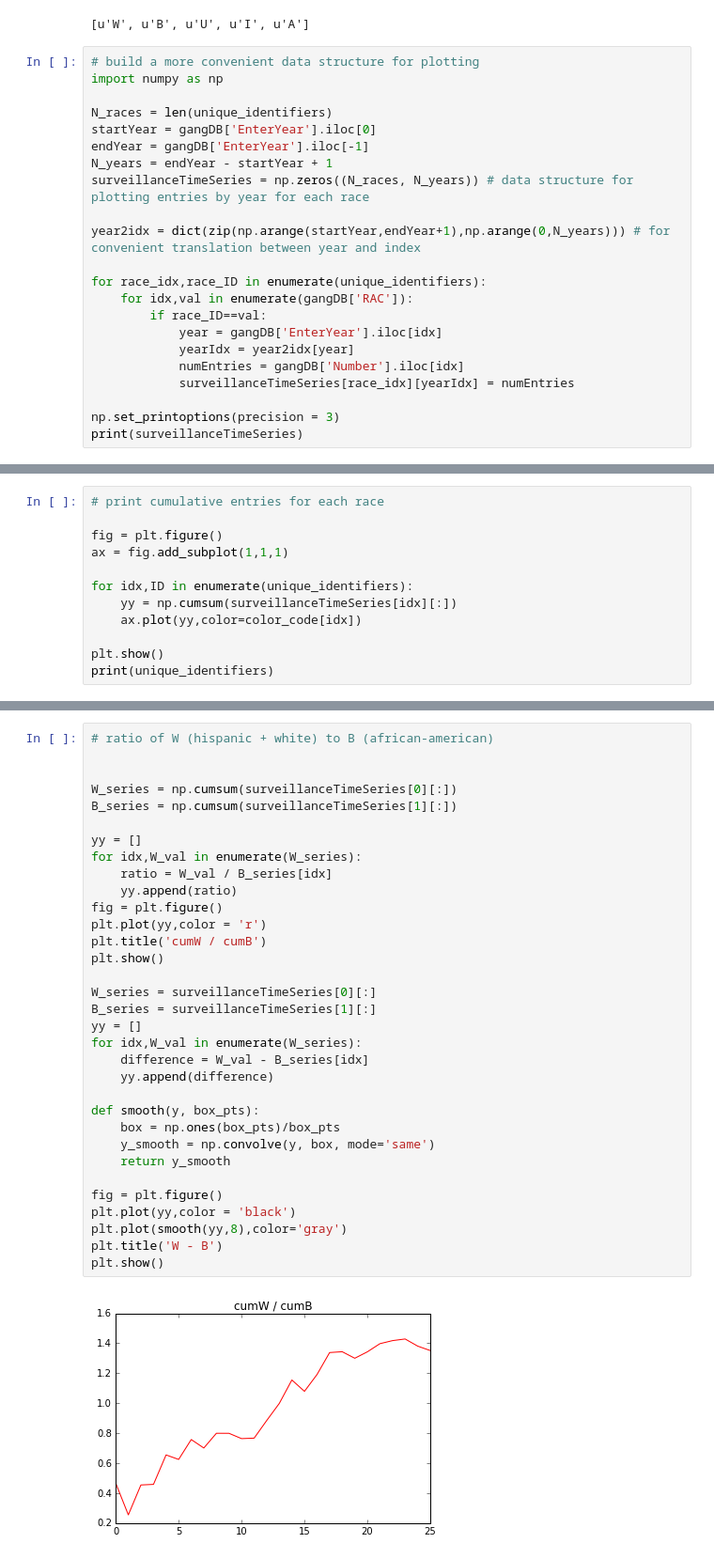
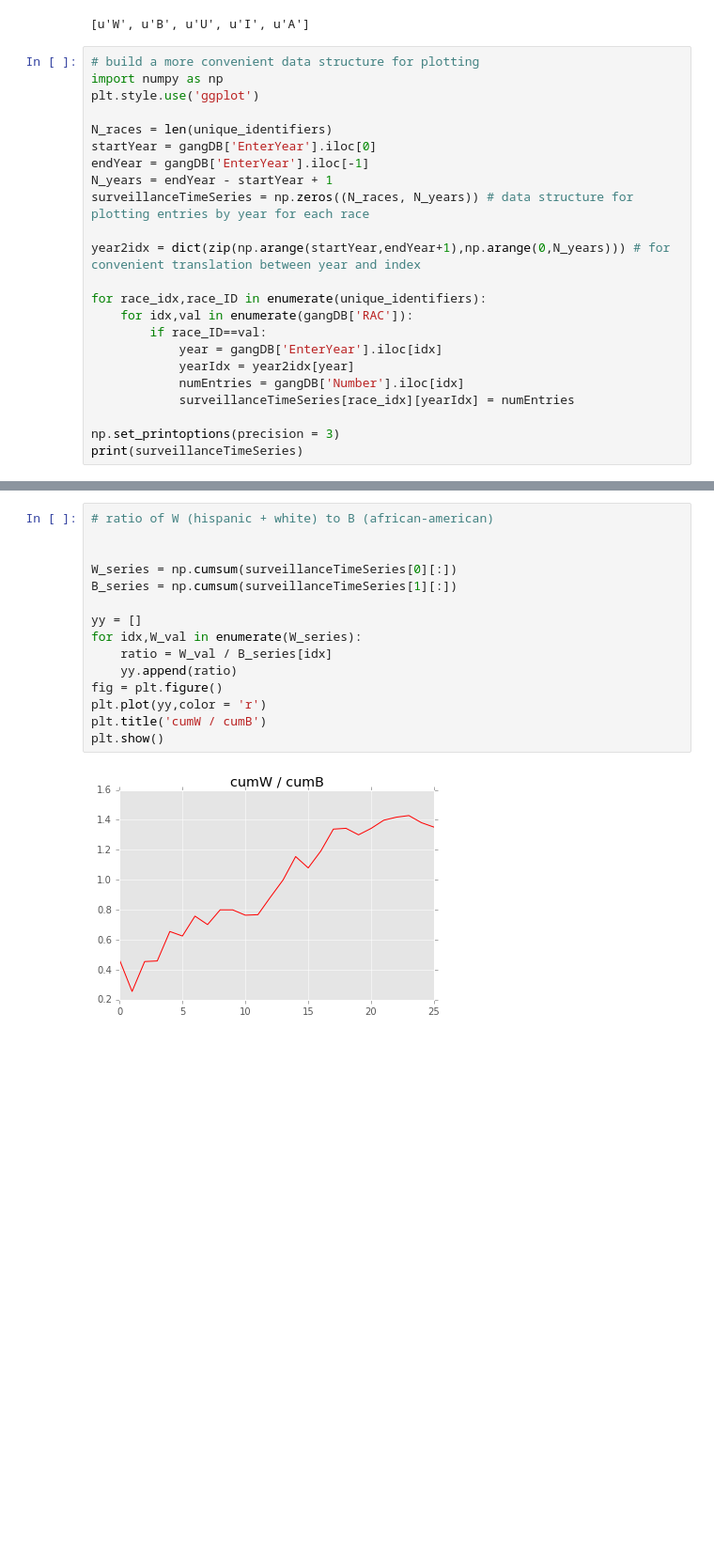
Before and after one commit to brendanchambers/chicago_gang_database, a Jupyter notebook: sandbox.ipynb, the cells around one changed output, grey strips where cells are left out. Shown: that part at 94% size. Drawn from its saved outputs; the diff is of its cells as text; blank space fills up the shorter version.

```diff
--- a/sandbox.ipynb
+++ b/sandbox.ipynb
@@ -67,6 +67,7 @@ print(unique_identifiers)
 # %%
 # build a more convenient data structure for plotting
 import numpy as np
+plt.style.use('ggplot')
 
 N_races = len(unique_identifiers)
 startYear = gangDB['EnterYear'].iloc[0]
@@ -144,12 +162,0 @@ print(unique_identifiers)
-# %%
-# print cumulative entries for each race
-
-fig = plt.figure()
-ax = fig.add_subplot(1,1,1)
-
-for idx,ID in enumerate(unique_identifiers):
-    yy = np.cumsum(surveillanceTimeSeries[idx][:])
-    ax.plot(yy,color=color_code[idx])
-
-plt.show()
-print(unique_identifiers)
@@ -159,35 +163,17 @@ print(unique_identifiers)
 # %%
 # ratio of W (hispanic + white) to B (african-american)
 
 
 W_series = np.cumsum(surveillanceTimeSeries[0][:])
 B_series = np.cumsum(surveillanceTimeSeries[1][:])
 
 yy = []
 for idx,W_val in enumerate(W_series):
     ratio = W_val / B_series[idx]
     yy.append(ratio)
 fig = plt.figure()
 plt.plot(yy,color = 'r')
 plt.title('cumW / cumB')
 plt.show()
-
-W_series = surveillanceTimeSeries[0][:]
-B_series = surveillanceTimeSeries[1][:]
-yy = []
-for idx,W_val in enumerate(W_series):
-    difference = W_val - B_series[idx]
-    yy.append(difference)
-
-def smooth(y, box_pts):
-    box = np.ones(box_pts)/box_pts
-    y_smooth = np.convolve(y, box, mode='same')
-    return y_smooth
-
-fig = plt.figure()
-plt.plot(yy,color = 'black')
-plt.plot(smooth(yy,8),color='gray')
-plt.title('W - B')
-plt.show()
 # %% [output]
-[figure, old version]
+[figure, new version]
```
Also changed, not shown: parts of 7 cells of this notebook, 1 other file.
